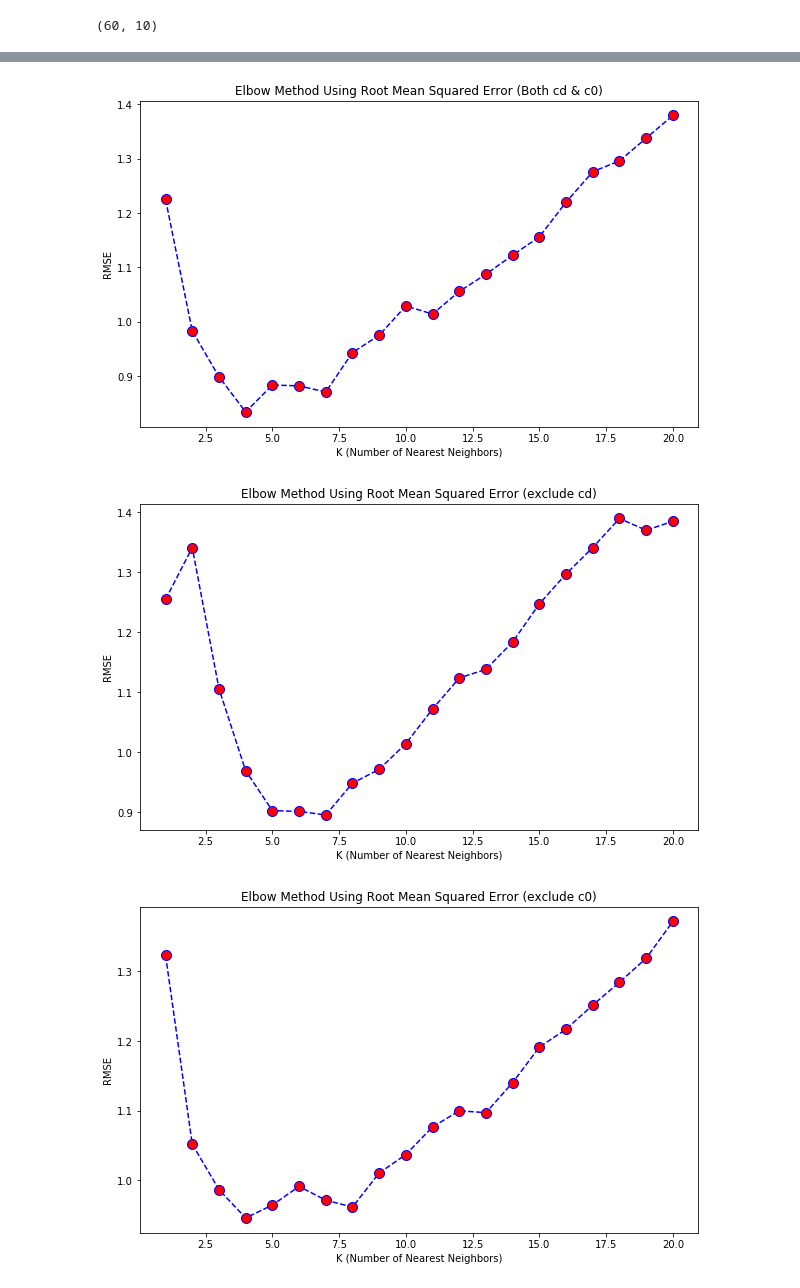
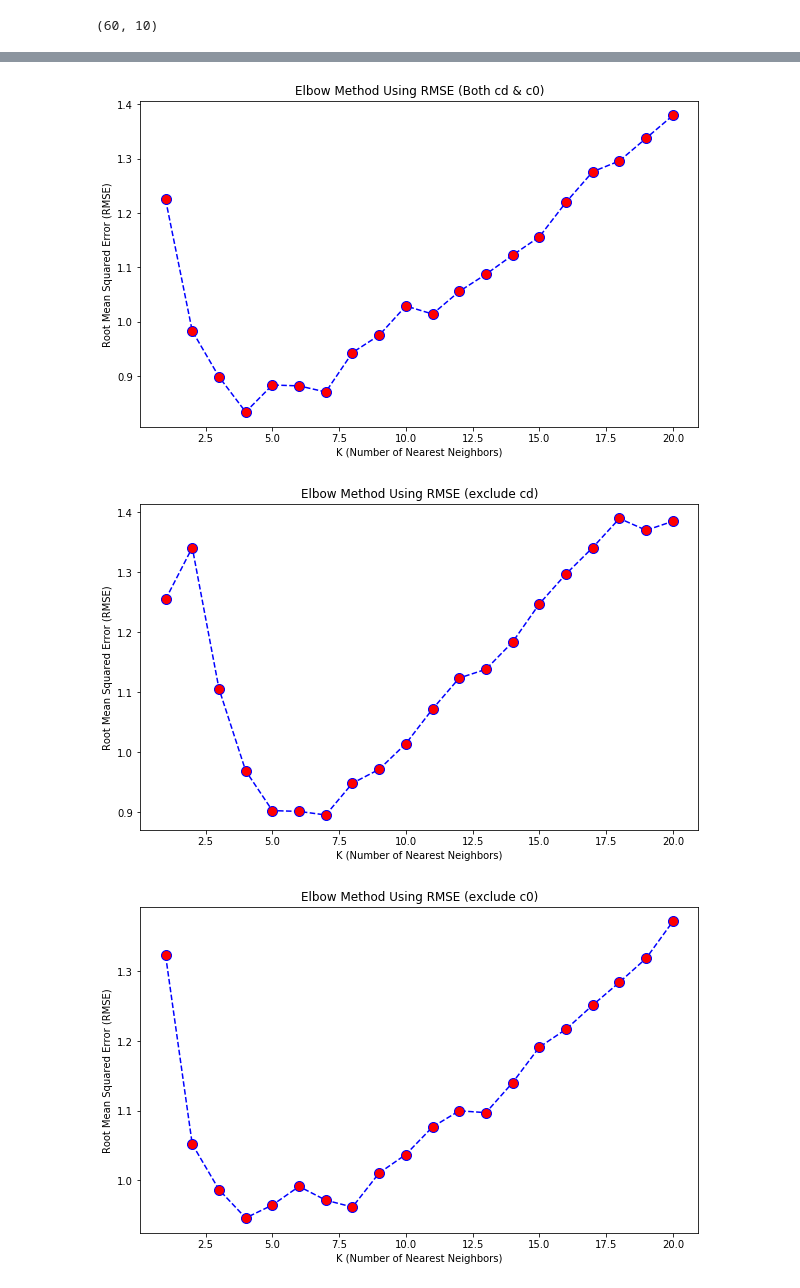
Before and after one commit to anguyen-07/Indoor-Positioning-Systems, a Jupyter notebook: QTW+CaseStudy1_IPS.ipynb, the cells around one changed output, grey strips where cells are left out. Cells and saved outputs as stored; diff of their text form; code cells hidden in the pictures.

```diff
--- a/QTW+CaseStudy1_IPS.ipynb
+++ b/QTW+CaseStudy1_IPS.ipynb
@@ -243,40 +251,38 @@ from sklearn.metrics import mean_squared_error
 rmse_both = []
 rmse_c0 = []
 rmse_cd = []
-i = 0
+
 for counter, validate in enumerate(validation):
     for k in range(1,21):
         # Initialize kNN-Regressor
-        knn = KNeighborsRegressor(n_neighbors=k)
+        knn = KNeighborsRegressor(n_neighbors=k,weights='uniform')
         # Fit model to training data
         knn.fit(validate[0], validate[2])
         # Predict
         pred = knn.predict(validate[1])
+        # Store RMSE values for each K iteration
         if counter == 0:
             rmse_both.append(mean_squared_error(validate[3],pred,squared = False))
         elif counter == 1:
             rmse_c0.append(mean_squared_error(validate[3],pred, squared = False))
         elif counter == 2:
             rmse_cd.append(mean_squared_error(validate[3],pred, squared = False))
-
-        #rmse_c0.append(sqrt(mean_squared_error(y_c0_test,pred_c0)))
-        #rmse_cd.append(sqrt(mean_squared_error(y_cd_test,pred_cd)))
 # %%
 import matplotlib.pyplot as plt
 
 for counter, rmse in enumerate([rmse_both, rmse_c0, rmse_cd]):
     plt.figure(figsize=(10,6))
     plt.plot(range(1,21), rmse, color='blue', linestyle='dashed', marker='o', markerfacecolor='red', markersize=10)
     plt.xlabel('K (Number of Nearest Neighbors)')
-    plt.ylabel('RMSE')
+    plt.ylabel('Root Mean Squared Error (RMSE)')
     if counter == 0:
-        plt.title('Elbow Method Using Root Mean Squared Error (Both cd & c0)')
+        plt.title('Elbow Method Using RMSE (Both cd & c0)')
     elif counter == 1:
-        plt.title('Elbow Method Using Root Mean Squared Error (exclude cd)')
+        plt.title('Elbow Method Using RMSE (exclude cd)')
     elif counter == 2:
-        plt.title('Elbow Method Using Root Mean Squared Error (exclude c0)')
+        plt.title('Elbow Method Using RMSE (exclude c0)')
 # %% [output]
-[figure, old version]
+[figure, new version]
-[figure, old version]
+[figure, new version]
-[figure, old version]
+[figure, new version]
 # %% [markdown]
```
Also changed, not shown: parts of 29 cells of this notebook.
